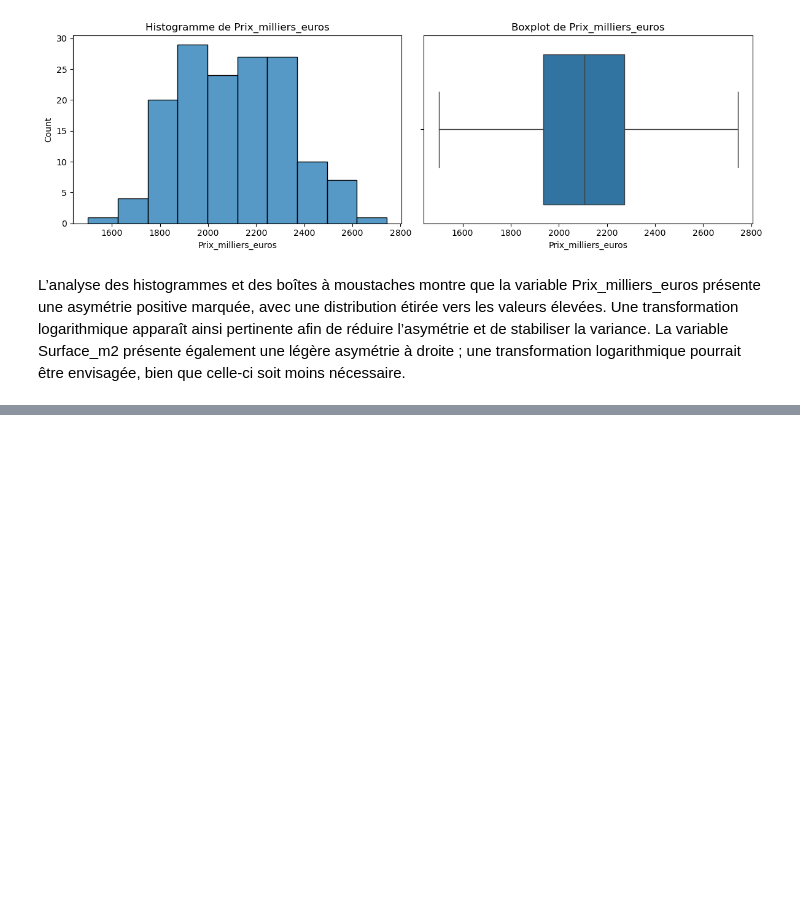
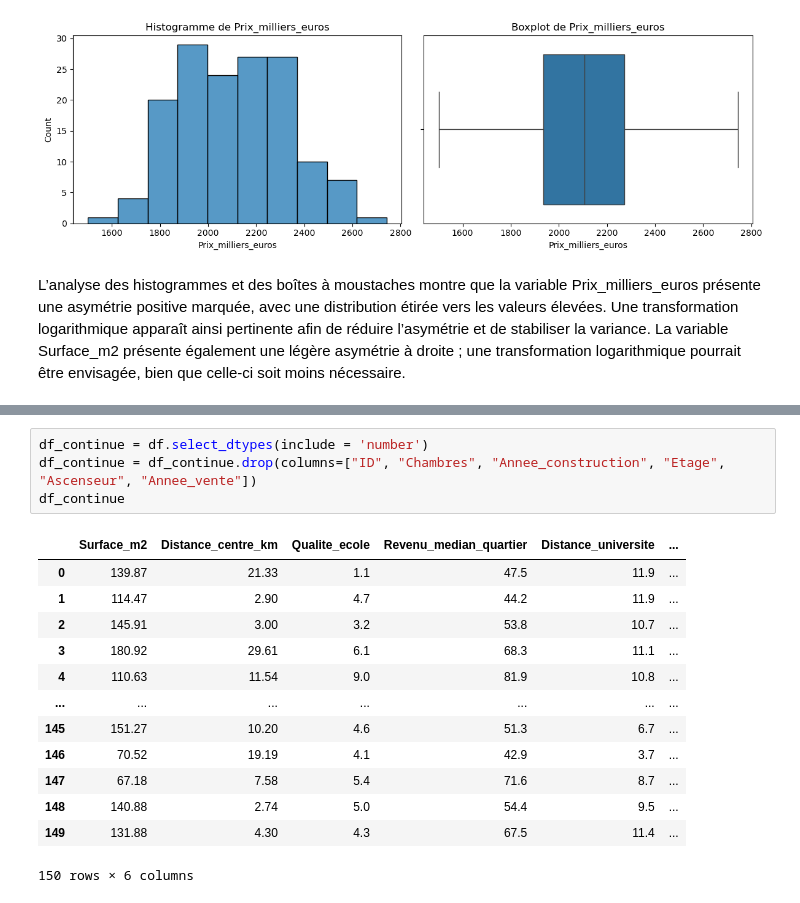
Before and after one commit to EdLac/Econometrie_appliquee_Analyse_Immobiliere, a Jupyter notebook: Econometrie.ipynb, the cells around one changed output, grey strips where cells are left out. Cells and saved outputs as stored; diff of their text form; blank space fills up the shorter version.

```diff
--- a/Econometrie.ipynb
+++ b/Econometrie.ipynb
@@ -121,0 +133,18 @@ La variable Surface_m2 présente également une légère asymétrie à droite ;
+# %%
+df_continue = df.select_dtypes(include = 'number')
+df_continue = df_continue.drop(columns=["ID", "Chambres", "Annee_construction", "Etage", "Ascenseur", "Annee_vente"])
+df_continue
+# %% [output]
+|  | Surface_m2 | Distance_centre_km | Qualite_ecole | Revenu_median_quartier | Distance_universite | ... |
+| 0 | 139.87 | 21.33 | 1.1 | 47.5 | 11.9 | ... |
+| 1 | 114.47 | 2.90 | 4.7 | 44.2 | 11.9 | ... |
+| 2 | 145.91 | 3.00 | 3.2 | 53.8 | 10.7 | ... |
+| 3 | 180.92 | 29.61 | 6.1 | 68.3 | 11.1 | ... |
+| 4 | 110.63 | 11.54 | 9.0 | 81.9 | 10.8 | ... |
+| ... | ... | ... | ... | ... | ... | ... |
+| 145 | 151.27 | 10.20 | 4.6 | 51.3 | 6.7 | ... |
+| 146 | 70.52 | 19.19 | 4.1 | 42.9 | 3.7 | ... |
+| 147 | 67.18 | 7.58 | 5.4 | 71.6 | 8.7 | ... |
+| 148 | 140.88 | 2.74 | 5.0 | 54.4 | 9.5 | ... |
+| 149 | 131.88 | 4.30 | 4.3 | 67.5 | 11.4 | ... |
+150 rows × 6 columns
```
Also changed, not shown: parts of 5 cells of this notebook.
